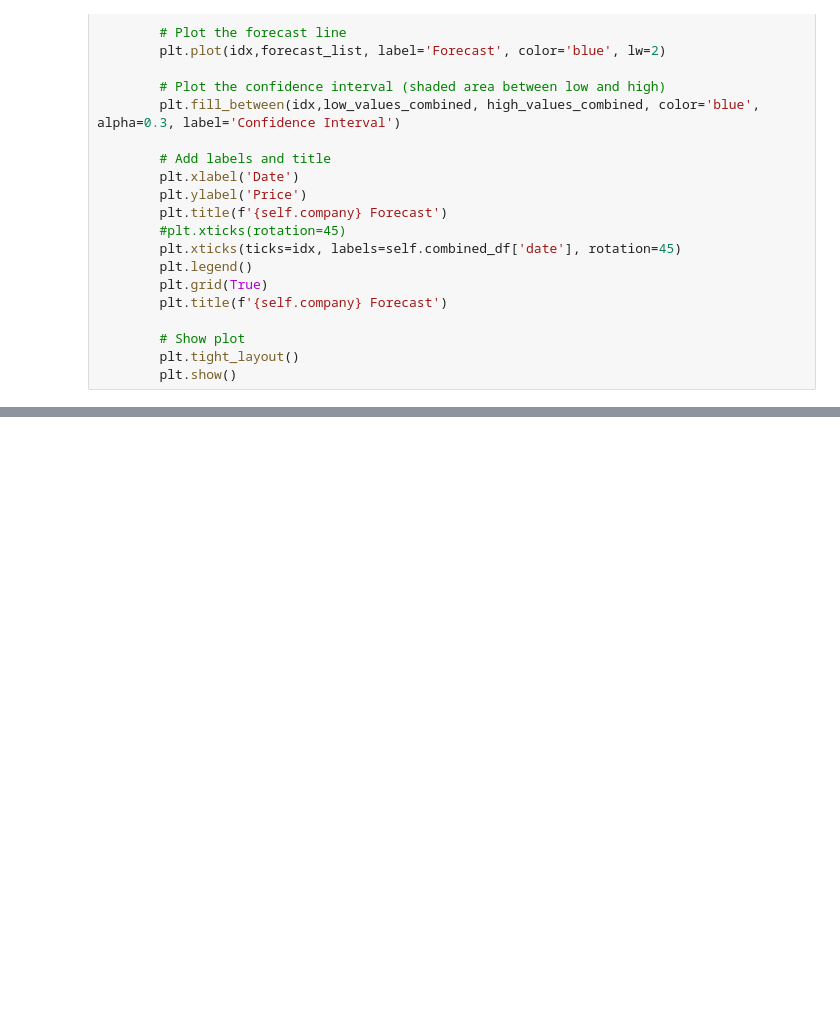
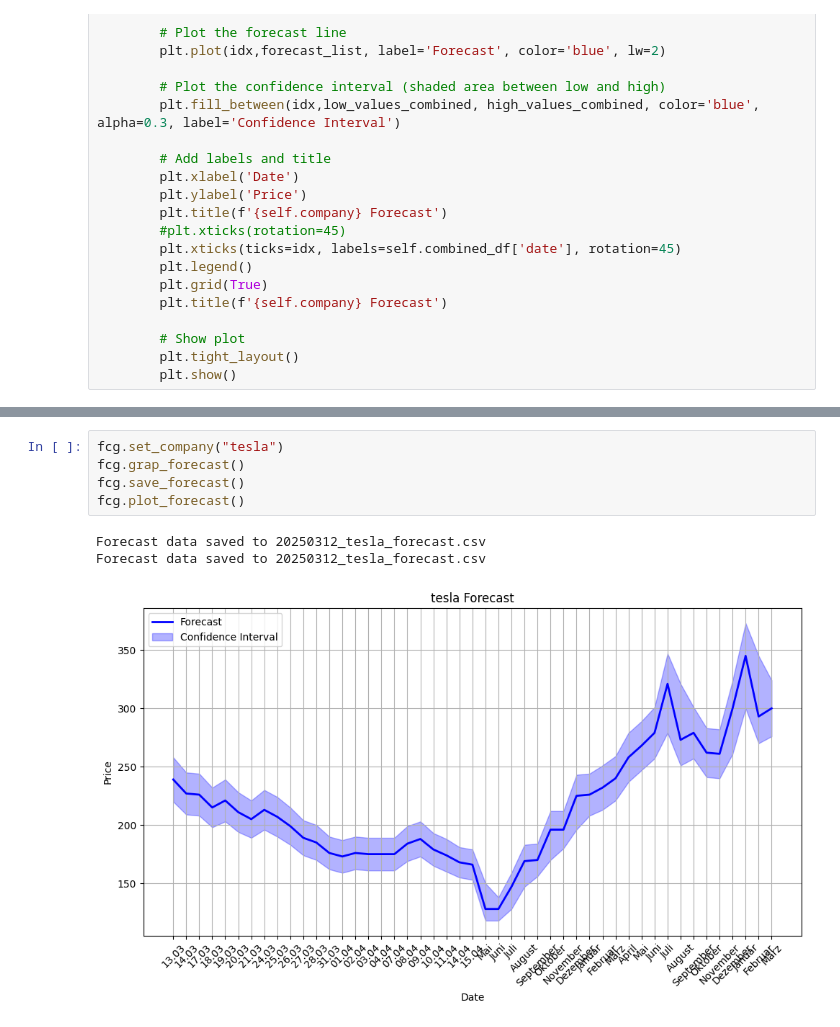
Before and after one commit to martgros/finance_monitor, a Jupyter notebook: notebooks/get_forecast.ipynb, the cells around one changed output, grey strips where cells are left out. Saved outputs shown, nothing was run; the diff lists cells and outputs as text; blank space fills up the shorter version.

```diff
--- a/notebooks/get_forecast.ipynb
+++ b/notebooks/get_forecast.ipynb
@@ -121 +121,10 @@ Forecast data saved to 20250311_rhm-aktie_forecast.csv
 [figure]
+# %%
+fcg.set_company("tesla")
+fcg.grap_forecast()
+fcg.save_forecast()
+fcg.plot_forecast()
+# %% [output]
+Forecast data saved to 20250312_tesla_forecast.csv
+Forecast data saved to 20250312_tesla_forecast.csv
+[figure, added]
```
Also changed, not shown: parts of 2 cells of this notebook.
